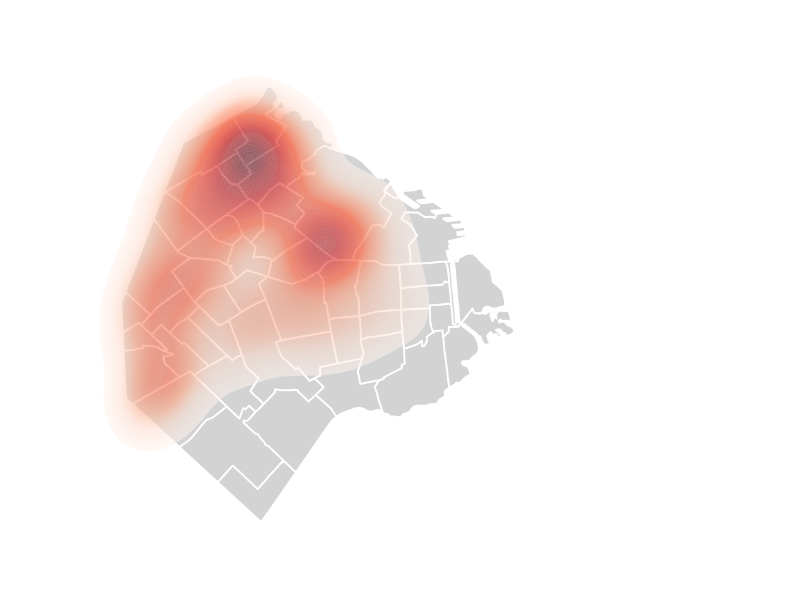
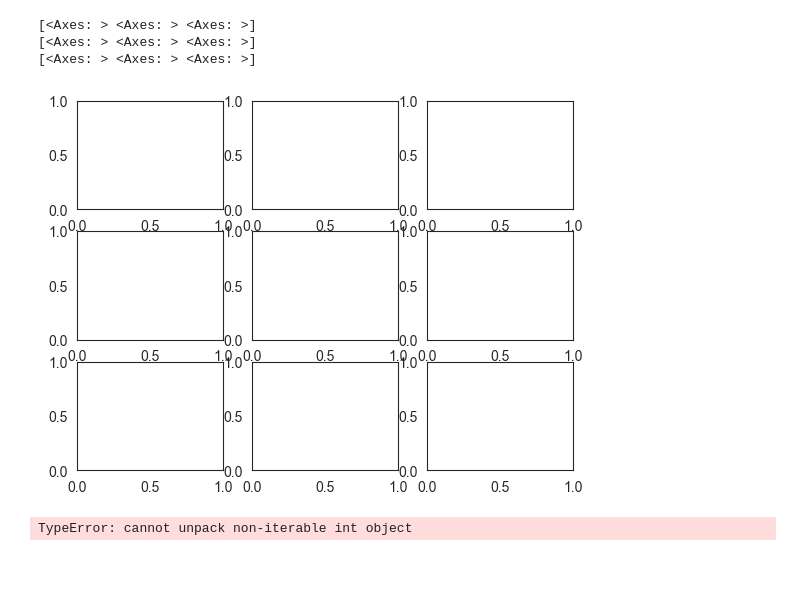
Before and after one commit to SantiRimedio/Trabajo, a Jupyter notebook: distribucion_usos.ipynb, the cells around one changed output. Saved outputs shown, nothing was run; the diff lists cells and outputs as text; code cells hidden in the pictures; blank space fills up the shorter version.

```diff
--- a/distribucion_usos.ipynb
+++ b/distribucion_usos.ipynb
@@ -79,14 +111,24 @@ plt.show()
+# %%
+fig, ax = plt.subplots(3,3)
+for i in ax:
+    print(i)
+# %% [output]
+[<Axes: > <Axes: > <Axes: >]
+[<Axes: > <Axes: > <Axes: >]
+[<Axes: > <Axes: > <Axes: >]
+[figure, added]
 # %%
-fig, ax = plt.subplots()
-fig.set_dpi(900)
-sns.set_style("white")
-geojson["geometry"].plot(ax=ax, color='lightgrey')
-sns.kdeplot(data=clean_df,y="Latitud",x="Longitud",ax=ax, levels=200,
-            fill=True,
-            alpha=0.5,
-            cmap="Reds")
-ax.set_axis_off()
-plt.show()
-#plt.savefig("comercios_hetmap.png",dpi=1000)
+for i in df["USO_1"].unique():
+    for j,x in [2013,2014,2015,2016,2017,2018,2019,2020,2022]:
+        fig, ax = plt.subplots(3,3)
+        #fig.set_dpi(900)
+        sns.set_style("white")
+        geojson["geometry"].plot(ax=[ax for ax in ax], color='lightgrey')
+        sns.kdeplot(data=clean_df[(clean_df["USO_1"] == i) | (clean_df["ANIO"] == j)],y="Latitud",x="Longitud",ax=[ax for ax in ax], levels=200,
+                    fill=True,
+                    alpha=0.5,
+                    cmap="Reds").set(title=f"Uso: {i}. 2022")
+        ax.set_axis_off()
+        plt.show()
 # %% [output]
-[figure, removed]
+TypeError: cannot unpack non-iterable int object
```
Also changed, not shown: parts of 12 cells of this notebook.
